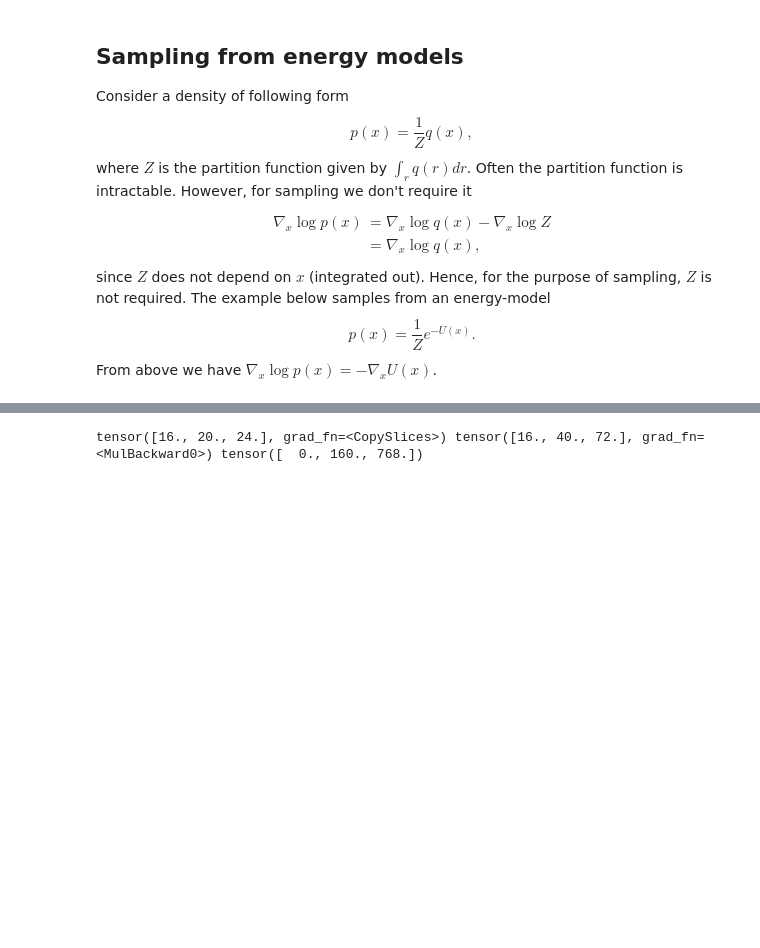
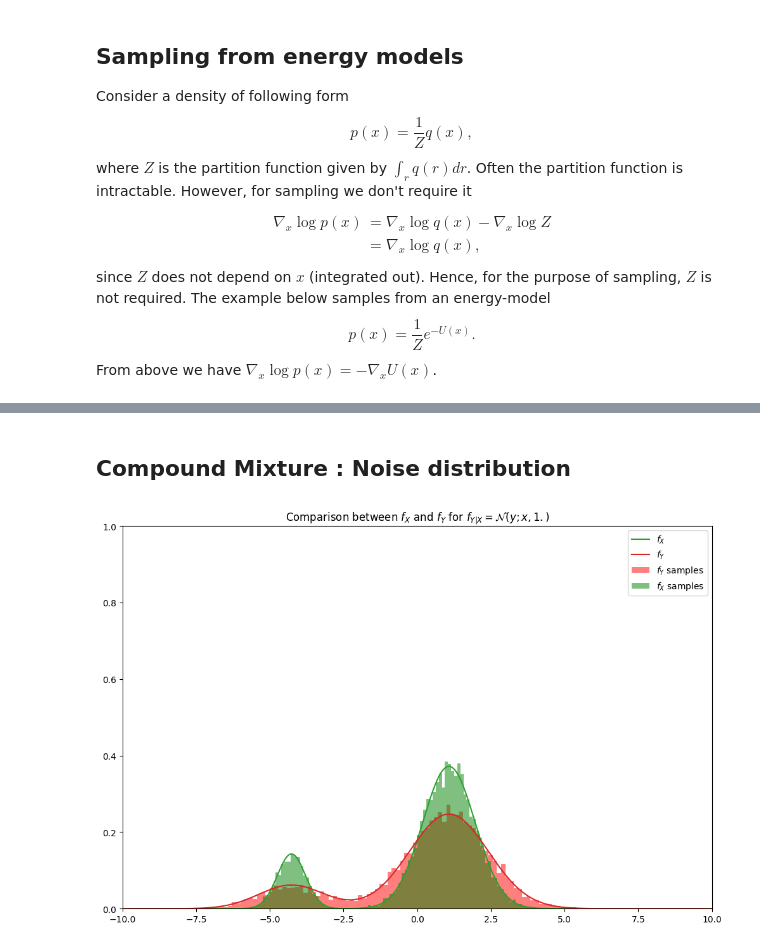
Before and after one commit to cheind/score-matching, a Jupyter notebook: notebooks/Langevin_Monte_Carlo.ipynb, the cells around one changed output, grey strips where cells are left out. Cells and saved outputs as stored; diff of their text form; code cells hidden in the pictures; blank space fills up the shorter version.

Commit message:
added example to verify my results posted to https://math.stackexchange.com/questions/4338946/compounding-distribution-of-a-gaussian-mixture

```diff
--- a/notebooks/Langevin_Monte_Carlo.ipynb
+++ b/notebooks/Langevin_Monte_Carlo.ipynb
@@ -130,27 +133,34 @@ plt.show()
-# %%
-from functools import partial
-def f(x,y):
-  return (2*x**2*y).sum()
-
-x = torch.tensor([1.,2.,3.])
-y = torch.tensor([4.,5.,6.])
-x.requires_grad_()
-y.requires_grad_()
-g = torch.autograd.grad(f(x,y), x, create_graph=True)[0]
-h = torch.empty(3)
-for i in range(len(g)):
-  # The following line is equivalent to
-  # mask = torch.zeros_like(g)
-  # mask[i][j] = 1
-  # torch.autograd.grad(g, inp, grad_output=mask, retain_graph=True, create_graph=True)[0]
-
-  dgdx = torch.autograd.grad(g[i], x, retain_graph=True, create_graph=True)[0]
-  h[i] = dgdx[i]
-del x.grad
-# x.grad = None
-# x.requires_grad_(False)
-
-torch.pow((h-g),2).sum().backward()
-print(h, g, y.grad)
-# %% [output]
-tensor([16., 20., 24.], grad_fn=<CopySlices>) tensor([16., 40., 72.], grad_fn=<MulBackward0>) tensor([  0., 160., 768.])
+# %% [markdown]
+## Compound Mixture : Noise distribution
+# %%
+torch.manual_seed(222)
+
+def get_pi(q_scale=0.):
+    mix = D.Categorical(torch.tensor([0.1712, 0.8288]))
+    comp = D.Normal(torch.tensor([-4.2684,  1.0752]), torch.sqrt(torch.tensor([0.2281, 0.7906]) + q_scale))
+    pi = D.MixtureSameFamily(mix, comp)
+    return pi
+
+q_scale = 1.0
+
+pi = get_pi()
+qpi = get_pi(q_scale)
+
+q = D.Normal(pi.sample((10000,)), scale=q_scale)
+
+
+xpdf = torch.linspace(-10, 10, 500)
+ypdf = torch.exp(pi.log_prob(xpdf))
+qpdf = torch.exp(qpi.log_prob(xpdf))
+
+plt.xlim(-10, 10)
+plt.ylim(0,1)
+plt.hist(q.sample().float().numpy().flatten(), 100, density=True, facecolor='r', alpha=0.5, label= "$f_Y$ samples")
+plt.hist(pi.sample((10000,)).float().numpy().flatten(), 100, density=True, facecolor='g', alpha=0.5, label="$f_X$ samples")
+plt.plot(xpdf, ypdf, label='$f_X$')
+plt.plot(xpdf, qpdf, label='$f_Y$')
+plt.legend(loc='upper right')
+plt.title('Comparison between $f_X$ and $f_Y$ for $f_{Y|X}=\mathcal{N}(y;x,1.)$')
+plt.show()
+# %% [output]
+[figure, added]
```
Also changed, not shown: parts of 6 cells of this notebook.
